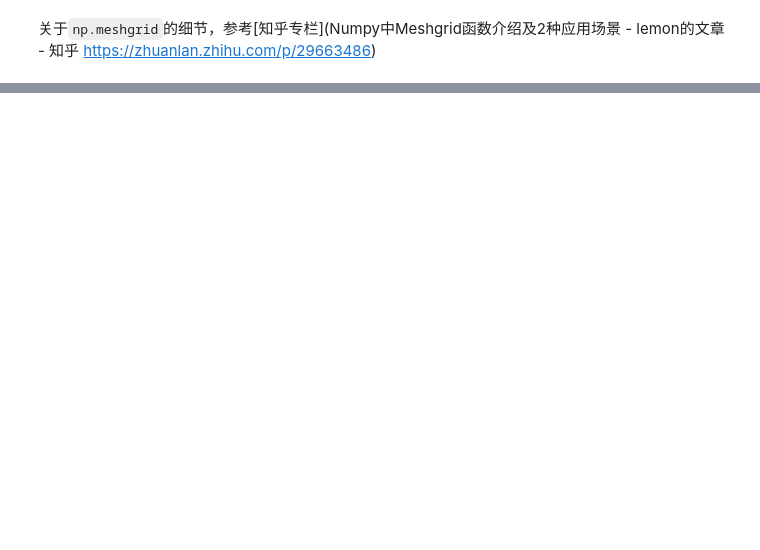
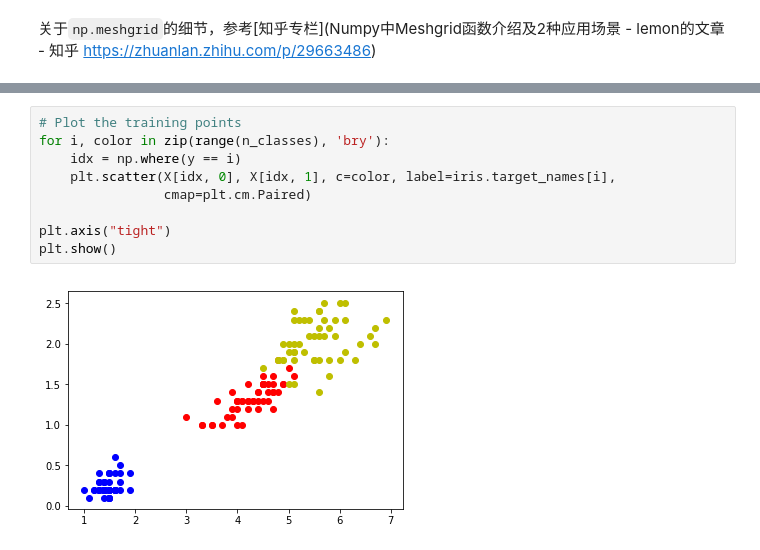
Before and after one commit to hustqb/machine-learning-in-action, a Jupyter notebook: classification/sklearn-tree-classification.ipynb, the cells around one changed output, grey strips where cells are left out. Saved outputs shown, nothing was run; the diff lists cells and outputs as text; blank space fills up the shorter version.

```diff
--- a/classification/sklearn-tree-classification.ipynb
+++ b/classification/sklearn-tree-classification.ipynb
@@ -52,3 +46,14 @@ Z = Z.reshape(xx.shape)
+# %%
+# Plot the training points
+for i, color in zip(range(n_classes), 'bry'):
+    idx = np.where(y == i)
+    plt.scatter(X[idx, 0], X[idx, 1], c=color, label=iris.target_names[i],
+                cmap=plt.cm.Paired)
+
+plt.axis("tight")
+plt.show()
+# %% [output]
+[figure, added]
 # %%
 # Parameters
 n_classes = 3
```
Also changed, not shown: parts of 11 cells of this notebook, 1 other file.
